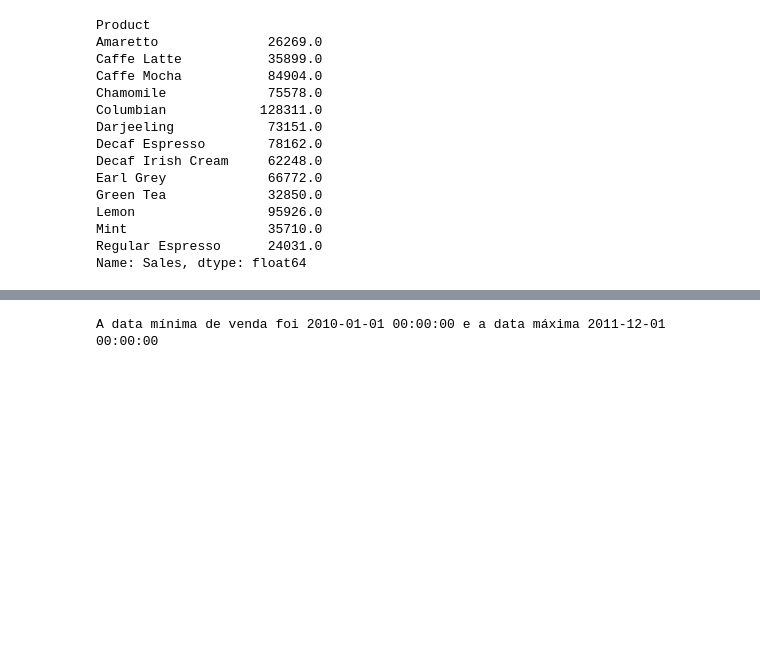
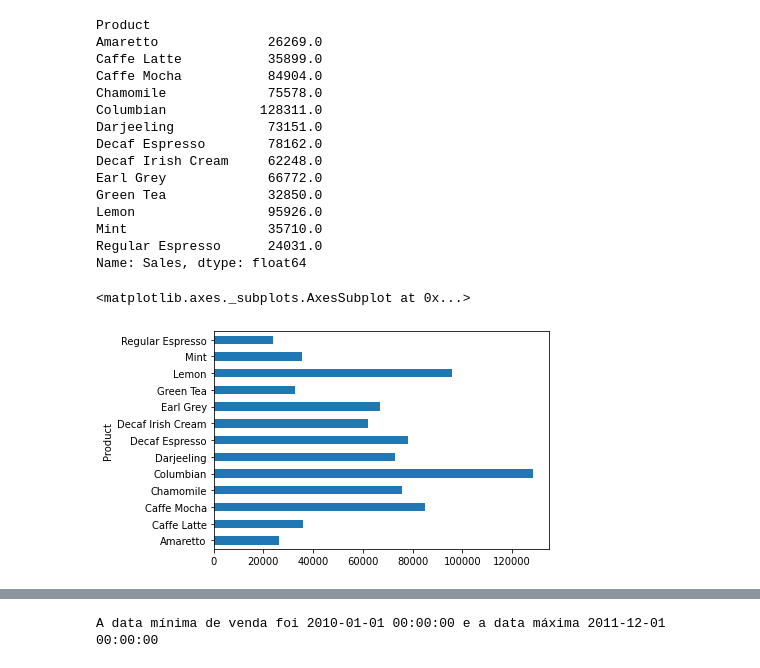
Before and after one commit to FranciniSantana/data-analysis-python-FreeCodeCamp, a Jupyter notebook: Projeto_|_US_Stores_Sales.ipynb, the cells around one changed output, grey strips where cells are left out. Saved outputs shown, nothing was run; the diff lists cells and outputs as text; code cells hidden in the pictures; blank space fills up the shorter version.

```diff
--- a/Projeto_|_US_Stores_Sales.ipynb
+++ b/Projeto_|_US_Stores_Sales.ipynb
@@ -171,3 +171,7 @@ print(duplicados)
 Empty DataFrame
 Columns: [Area Code, State, Market, Market Size, Profit, Margin, Sales, COGS, Total Expenses, Marketing, Inventory, Budget Profit, Budget COGS, Budget Margin, Budget Sales, ProductId, Date, Product Ty ...
 Index: []
+# %%
+df['year'] = df.Date.dt.year
+df['month'] = df.Date.dt.month
+df['week'] = df.Date.dt.dayofweek
@@ -192,3 +206,8 @@ Lemon                 95926.0
 Mint                  35710.0
 Regular Espresso      24031.0
 Name: Sales, dtype: float64
+# %%
+sales_per_product.plot.barh()
+# %% [output]
+<matplotlib.axes._subplots.AxesSubplot at 0x...>
+[figure, added]
```
Also changed, not shown: parts of 8 cells of this notebook.
